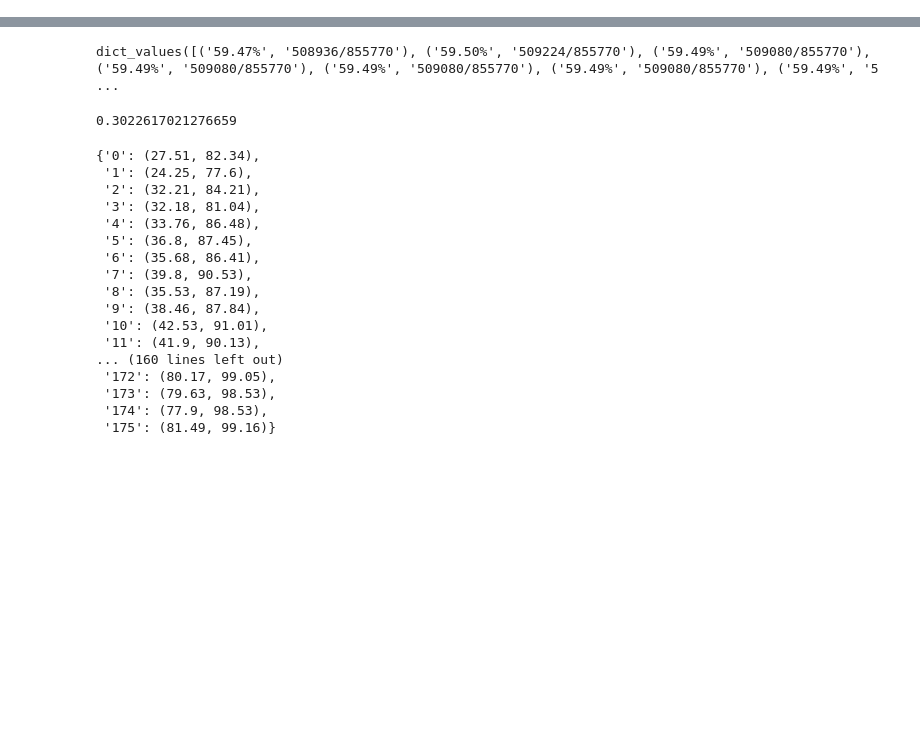
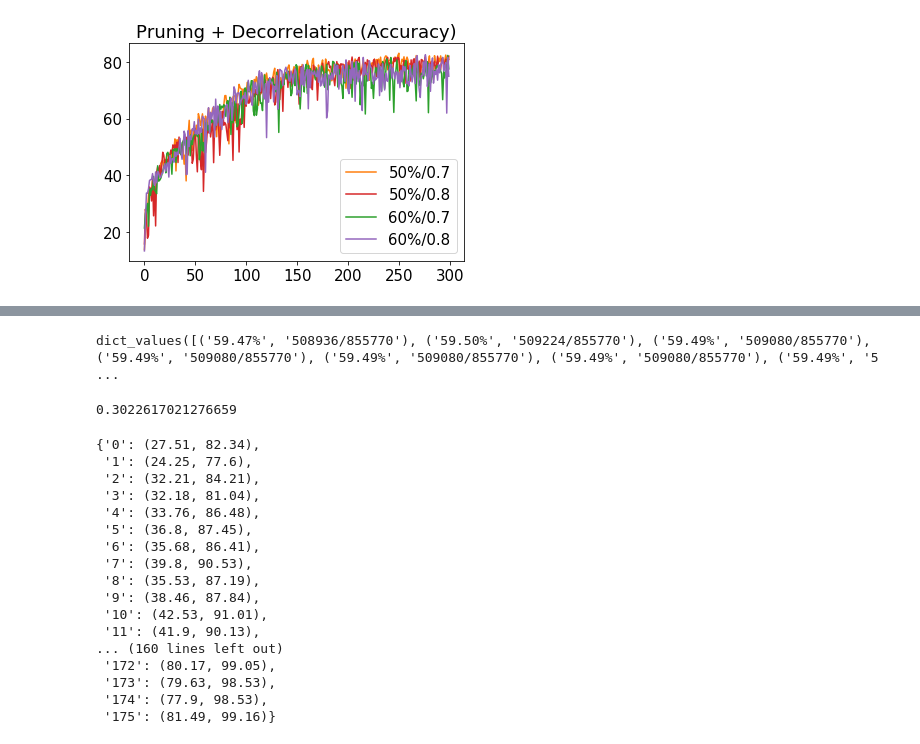
Before and after one commit to heehehe/pruning-decorrelation, a Jupyter notebook: Visualization.ipynb, the cells around one changed output, grey strips where cells are left out. Saved outputs shown, nothing was run; the diff lists cells and outputs as text; code cells hidden in the pictures; blank space fills up the shorter version.

```diff
--- a/Visualization.ipynb
+++ b/Visualization.ipynb
@@ -4,0 +106,18 @@ from matplotlib import pyplot as plt
+# %%
+train_all_05_07_acc1, train_all_05_07_acc5 = acc1_acc5(train_all_05_07)
+train_all_05_08_acc1, train_all_05_08_acc5 = acc1_acc5(train_all_05_08)
+train_all_05_09_acc1, train_all_05_09_acc5 = acc1_acc5(train_all_05_09)
+train_all_06_07_acc1, train_all_06_07_acc5 = acc1_acc5(train_all_06_07)
+train_all_06_08_acc1, train_all_06_08_acc5 = acc1_acc5(train_all_06_08)
+
+valid_all_05_07_acc1, valid_all_05_07_acc5 = acc1_acc5(valid_all_05_07)
+valid_all_05_08_acc1, valid_all_05_08_acc5 = acc1_acc5(valid_all_05_08)
+valid_all_05_09_acc1, valid_all_05_09_acc5 = acc1_acc5(valid_all_05_09)
+valid_all_06_07_acc1, valid_all_06_07_acc5 = acc1_acc5(valid_all_06_07)
+valid_all_06_08_acc1, valid_all_06_08_acc5 = acc1_acc5(valid_all_06_08)
+
+sparse_all_05_07_per, sparse_all_05_07_num = acc1_acc5(sparse_all_05_07)
+sparse_all_05_08_per, sparse_all_05_08_num = acc1_acc5(sparse_all_05_08)
+sparse_all_05_09_per, sparse_all_05_09_num = acc1_acc5(sparse_all_05_09)
+sparse_all_06_07_per, sparse_all_06_07_num = acc1_acc5(sparse_all_06_07)
+sparse_all_06_08_per, sparse_all_06_08_num = acc1_acc5(sparse_all_06_08)
@@ -4,0 +211,11 @@ from matplotlib import pyplot as plt
+# %%
+## 정확도 비교
+plt.plot(valid_all_05_07_acc1, 'C1')
+plt.plot(valid_all_05_08_acc1, 'C3')
+plt.plot(valid_all_06_07_acc1, 'C2')
+plt.plot(valid_all_06_08_acc1, 'C4')
+plt.legend(['50%/0.7','50%/0.8', '60%/0.7', '60%/0.8'])#, '0.9'])
+plt.title('Pruning + Decorrelation (Accuracy)')
+plt.show()
+# %% [output]
+[figure, added]
```
Also changed, not shown: parts of 33 cells of this notebook.
